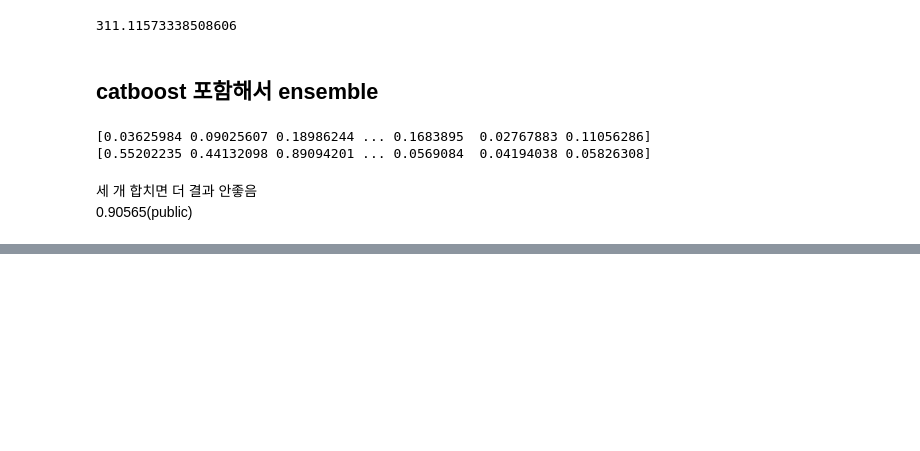
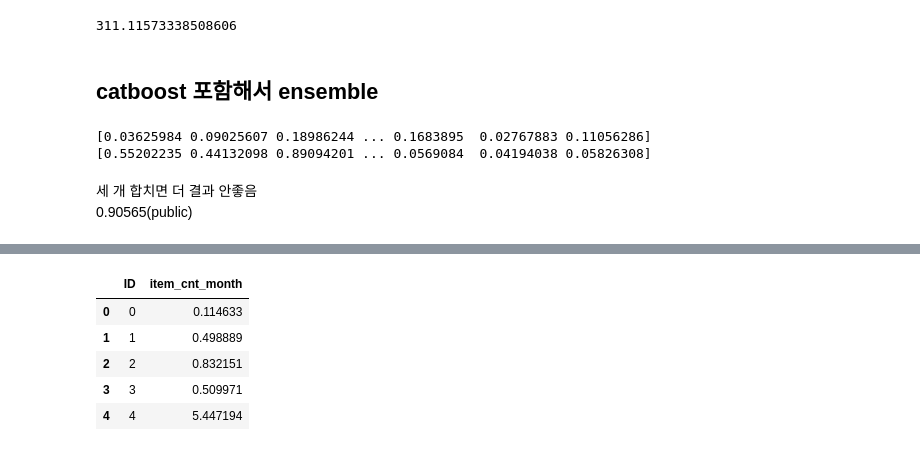
Before and after one commit to JaeHeee/AIFFEL_Merona, a Jupyter notebook: JY/practice_reg_2.ipynb, the cells around one changed output, grey strips where cells are left out. Cells and saved outputs as stored; diff of their text form; code cells hidden in the pictures; blank space fills up the shorter version.

```diff
--- a/JY/practice_reg_2.ipynb
+++ b/JY/practice_reg_2.ipynb
@@ -789,0 +803,12 @@ submission_for_ensemble('xgb,lgbm,cat',messages,Y_test)
+# %%
+# 성민님 결과
+df_2 = pd.read_csv(reg_2_dir+'xgb_submission_0.890757_0.1_20.csv')
+# %%
+df_2.head(5)
+# %% [output]
+|  | ID | item_cnt_month |
+| 0 | 0 | 0.114633 |
+| 1 | 1 | 0.498889 |
+| 2 | 2 | 0.832151 |
+| 3 | 3 | 0.509971 |
+| 4 | 4 | 5.447194 |
```
Also changed, not shown: parts of 17 cells of this notebook.
